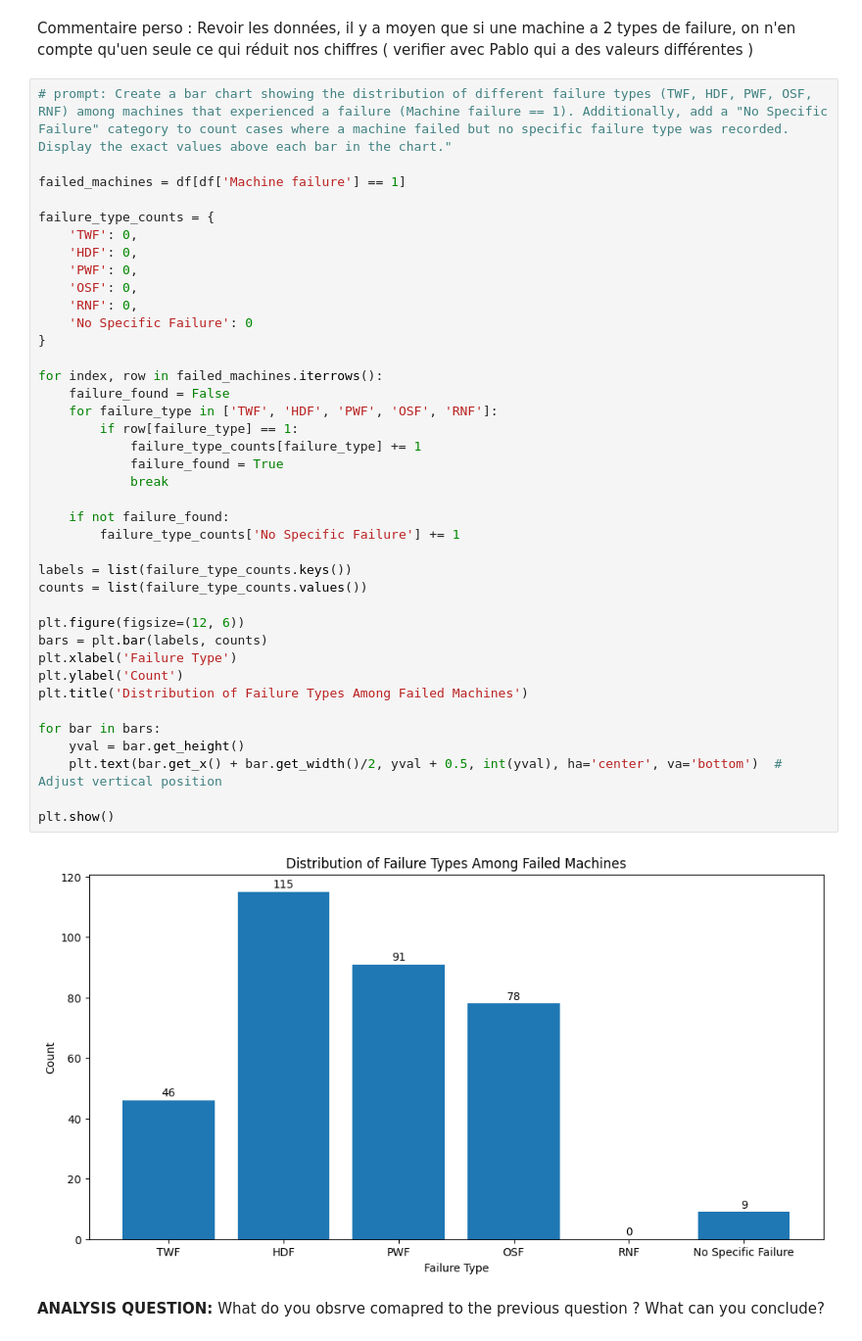
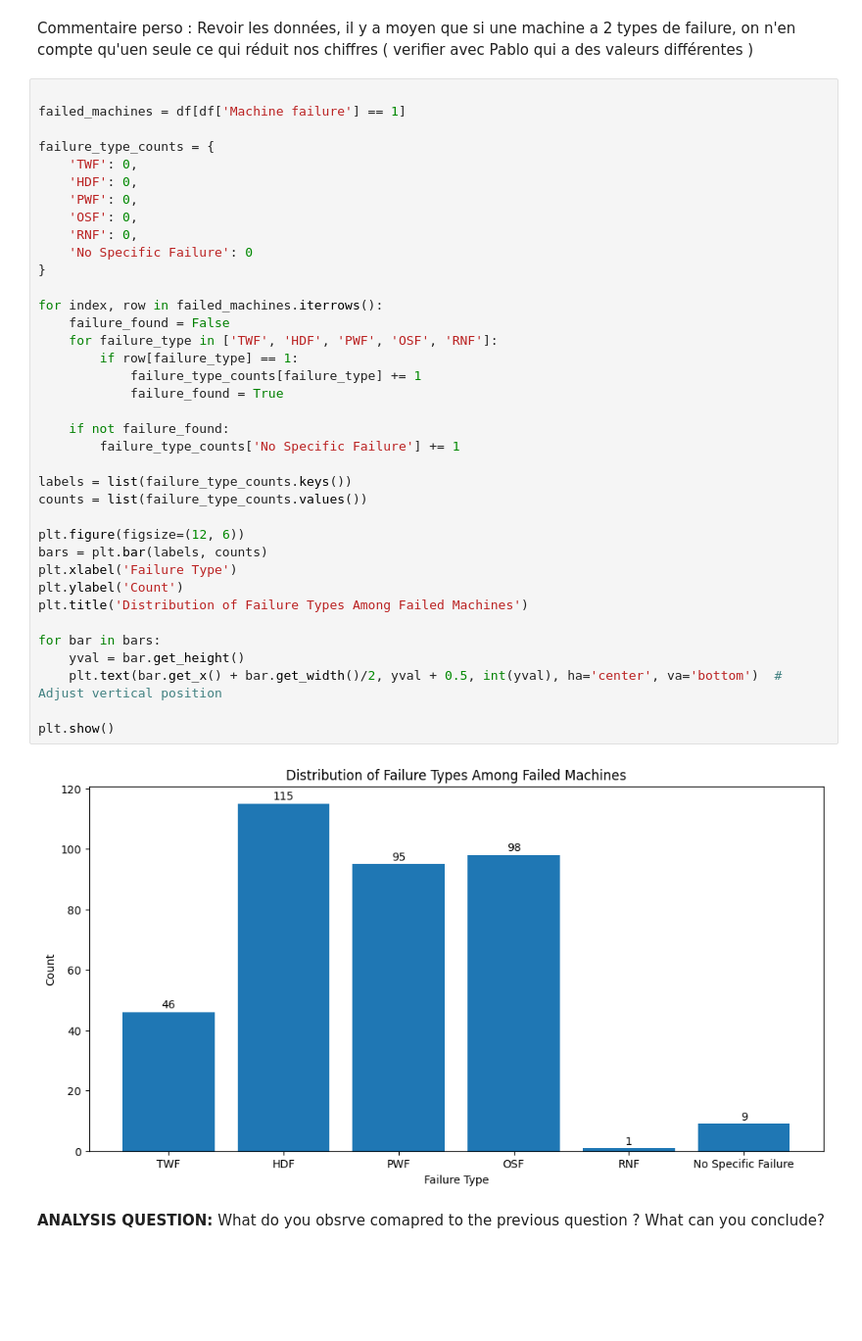
Before and after one commit to Moruko/IA_embarqu-e, a Jupyter notebook: TP_IA_EMBARQUEE.ipynb, the cells around one changed output. Shown at 98% size. Saved outputs shown, nothing was run; the diff lists cells and outputs as text; blank space fills up the shorter version.

```diff
--- a/TP_IA_EMBARQUEE.ipynb
+++ b/TP_IA_EMBARQUEE.ipynb
@@ -95,7 +112,6 @@ plt.show()
 # %% [markdown]
 Commentaire perso : Revoir les données, il y a moyen que si une machine a 2 types de failure, on n'en compte qu'uen seule ce qui réduit nos chiffres ( verifier avec Pablo qui a des valeurs différentes )
 # %%
-# prompt: Create a bar chart showing the distribution of different failure types (TWF, HDF, PWF, OSF, RNF) among machines that experienced a failure (Machine failure == 1). Additionally, add a "No Specific Failure" category to count cases where a machine failed but no specific failure type was recorded. Display the exact values above each bar in the chart."
 
 failed_machines = df[df['Machine failure'] == 1]
 
@@ -106,35 +122,34 @@ failure_type_counts = {
     'OSF': 0,
     'RNF': 0,
     'No Specific Failure': 0
 }
 
 for index, row in failed_machines.iterrows():
     failure_found = False
     for failure_type in ['TWF', 'HDF', 'PWF', 'OSF', 'RNF']:
         if row[failure_type] == 1:
             failure_type_counts[failure_type] += 1
             failure_found = True
-            break
 
     if not failure_found:
         failure_type_counts['No Specific Failure'] += 1
 
 labels = list(failure_type_counts.keys())
 counts = list(failure_type_counts.values())
 
 plt.figure(figsize=(12, 6))
 bars = plt.bar(labels, counts)
 plt.xlabel('Failure Type')
 plt.ylabel('Count')
 plt.title('Distribution of Failure Types Among Failed Machines')
 
 for bar in bars:
     yval = bar.get_height()
     plt.text(bar.get_x() + bar.get_width()/2, yval + 0.5, int(yval), ha='center', va='bottom')  # Adjust vertical position
 
 plt.show()
 # %% [output]
-[figure, old version]
+[figure, new version]
 # %% [markdown]
 **ANALYSIS QUESTION:** What do you obsrve comapred to the previous question ? What can you conclude?
 # %% [markdown]
```
Also changed, not shown: parts of 6 cells of this notebook.
